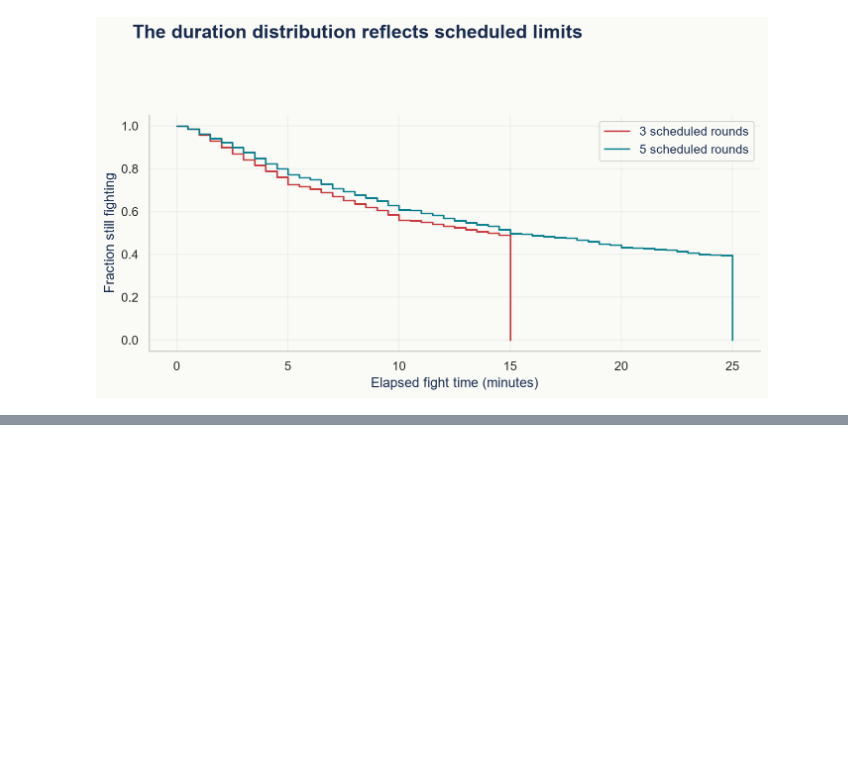
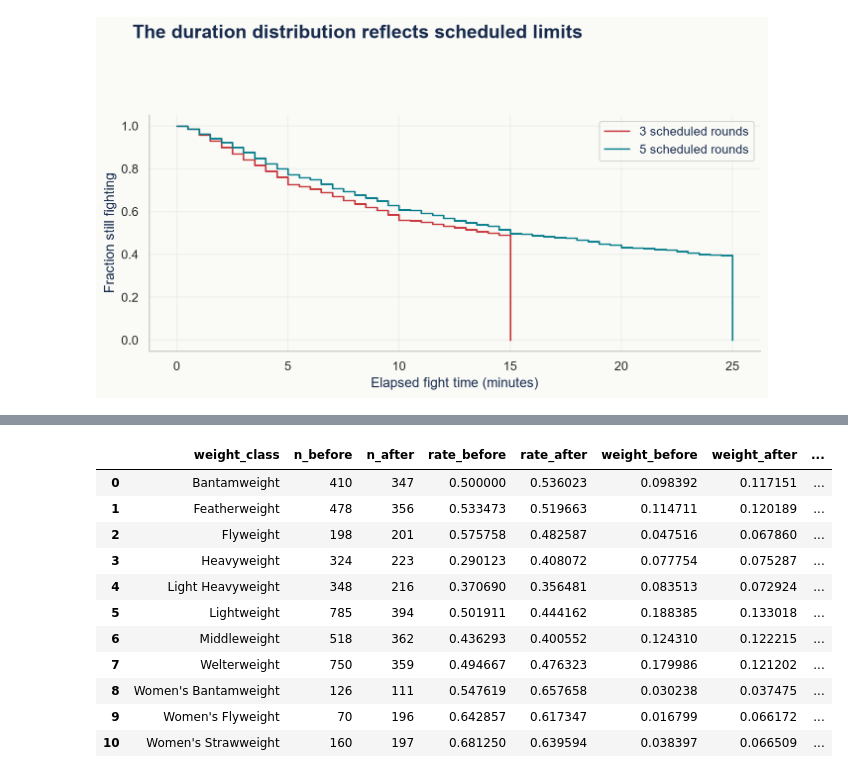
Before and after one commit to DQuanBui/UFC_Fights_Analysis, a Jupyter notebook: notebooks/05_fight_analysis.ipynb, the cells around one changed output, grey strips where cells are left out. Cells and saved outputs as stored; diff of their text form; code cells hidden in the pictures; blank space fills up the shorter version.

```diff
--- a/notebooks/05_fight_analysis.ipynb
+++ b/notebooks/05_fight_analysis.ipynb
@@ -146,0 +176,15 @@ ax.legend(); show(finish(fig,'The duration distribution reflects scheduled limit
+# %%
+display(deep_tables['deep_decision_decomposition'])
+# %% [output]
+|  | weight_class | n_before | n_after | rate_before | rate_after | weight_before | weight_after | ... |
+| 0 | Bantamweight | 410 | 347 | 0.500000 | 0.536023 | 0.098392 | 0.117151 | ... |
+| 1 | Featherweight | 478 | 356 | 0.533473 | 0.519663 | 0.114711 | 0.120189 | ... |
+| 2 | Flyweight | 198 | 201 | 0.575758 | 0.482587 | 0.047516 | 0.067860 | ... |
+| 3 | Heavyweight | 324 | 223 | 0.290123 | 0.408072 | 0.077754 | 0.075287 | ... |
+| 4 | Light Heavyweight | 348 | 216 | 0.370690 | 0.356481 | 0.083513 | 0.072924 | ... |
+| 5 | Lightweight | 785 | 394 | 0.501911 | 0.444162 | 0.188385 | 0.133018 | ... |
+| 6 | Middleweight | 518 | 362 | 0.436293 | 0.400552 | 0.124310 | 0.122215 | ... |
+| 7 | Welterweight | 750 | 359 | 0.494667 | 0.476323 | 0.179986 | 0.121202 | ... |
+| 8 | Women's Bantamweight | 126 | 111 | 0.547619 | 0.657658 | 0.030238 | 0.037475 | ... |
+| 9 | Women's Flyweight | 70 | 196 | 0.642857 | 0.617347 | 0.016799 | 0.066172 | ... |
+| 10 | Women's Strawweight | 160 | 197 | 0.681250 | 0.639594 | 0.038397 | 0.066509 | ... |
```
Also changed, not shown: parts of 5 cells of this notebook, 8 other files.
